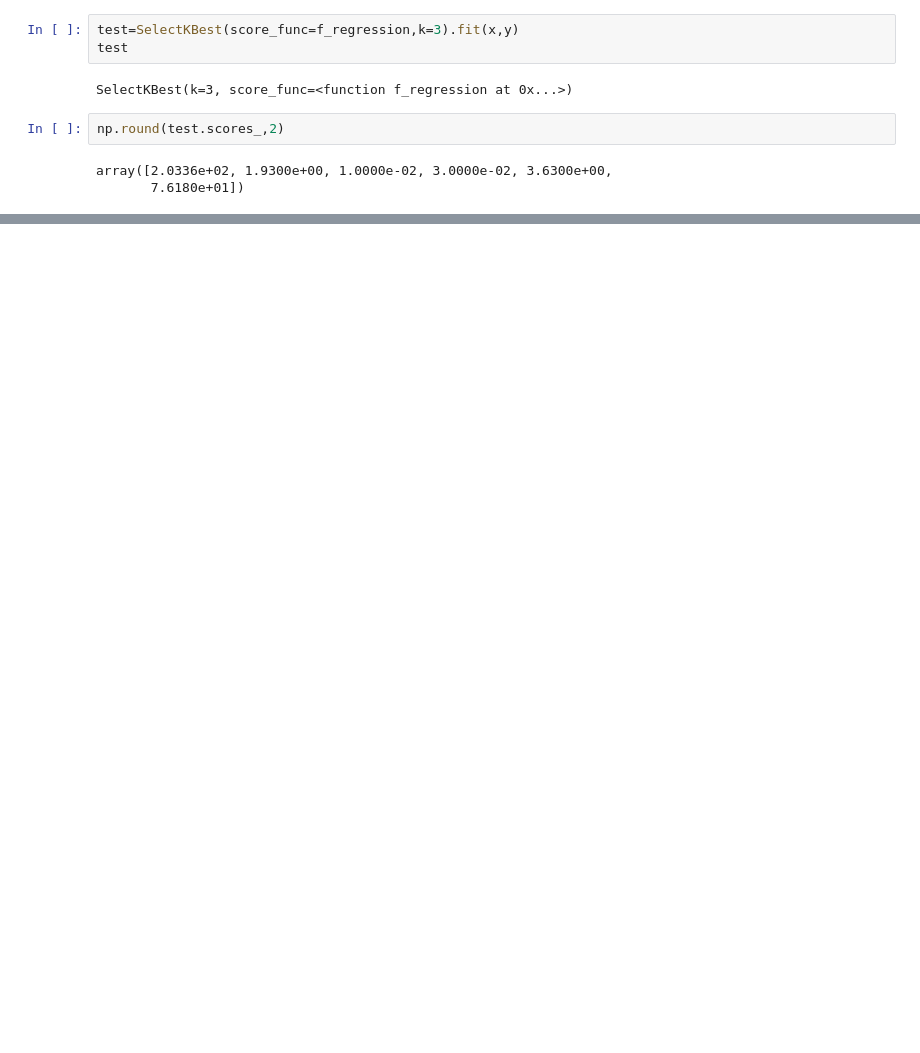
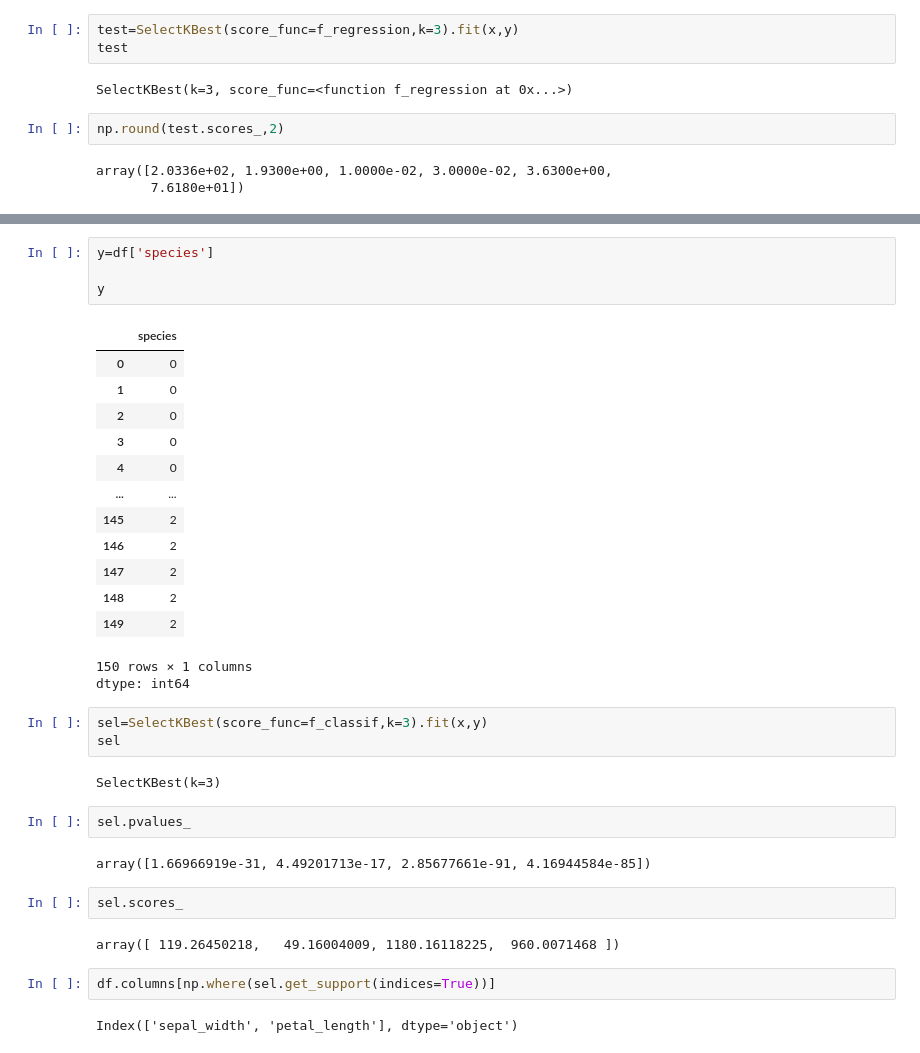
Before and after one commit to torettdom/mycode, a Jupyter notebook: day_18.ipynb, the cells around one changed output, grey strips where cells are left out. Cells and saved outputs as stored; diff of their text form; blank space fills up the shorter version.

```diff
--- a/day_18.ipynb
+++ b/day_18.ipynb
@@ -114,0 +167,36 @@ array([2.0336e+02, 1.9300e+00, 1.0000e-02, 3.0000e-02, 3.6300e+00,
+# %%
+y=df['species']
+
+y
+# %% [output]
+|  | species |
+| 0 | 0 |
+| 1 | 0 |
+| 2 | 0 |
+| 3 | 0 |
+| 4 | 0 |
+| ... | ... |
+| 145 | 2 |
+| 146 | 2 |
+| 147 | 2 |
+| 148 | 2 |
+| 149 | 2 |
+150 rows × 1 columns
+dtype: int64
+# %%
+sel=SelectKBest(score_func=f_classif,k=3).fit(x,y)
+sel
+# %% [output]
+SelectKBest(k=3)
+# %%
+sel.pvalues_
+# %% [output]
+array([1.66966919e-31, 4.49201713e-17, 2.85677661e-91, 4.16944584e-85])
+# %%
+sel.scores_
+# %% [output]
+array([ 119.26450218,   49.16004009, 1180.16118225,  960.0071468 ])
+# %%
+df.columns[np.where(sel.get_support(indices=True))]
+# %% [output]
+Index(['sepal_width', 'petal_length'], dtype='object')
```
Also changed, not shown: parts of 15 cells of this notebook.
